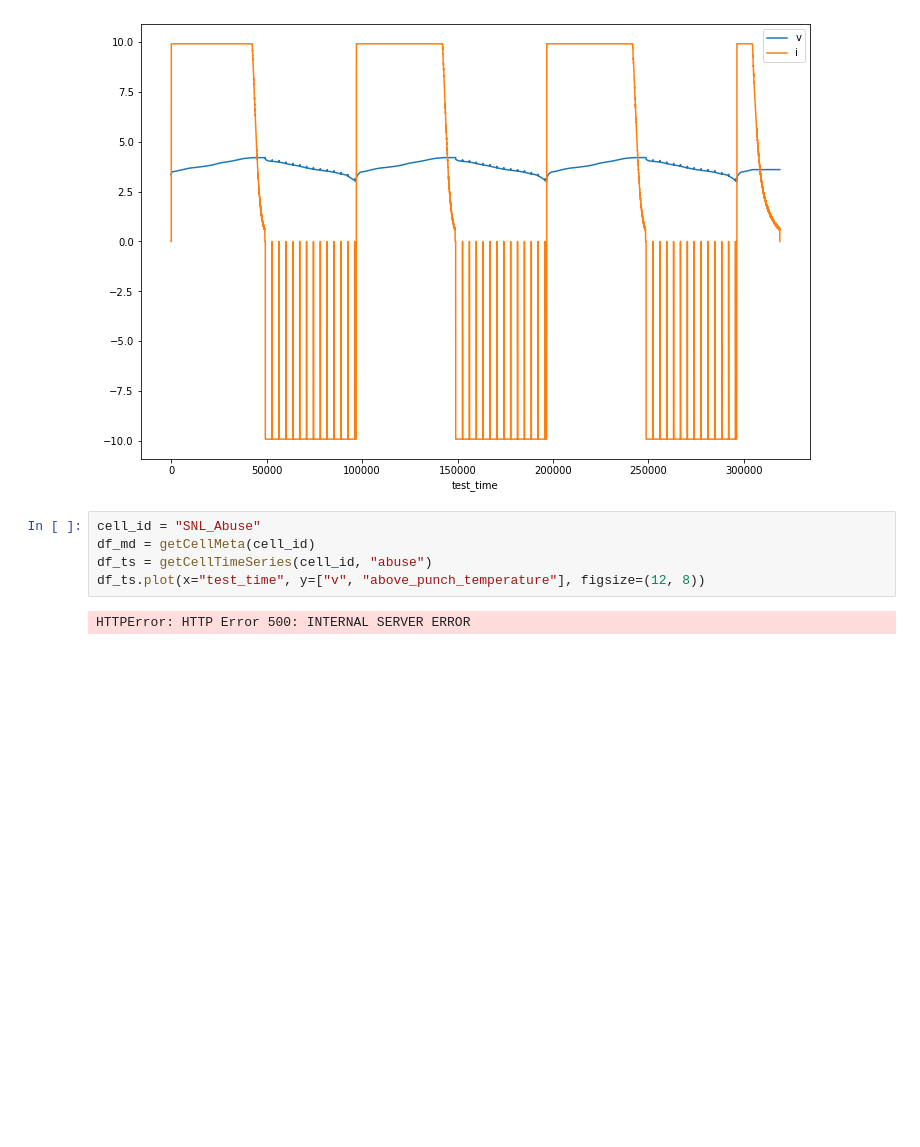
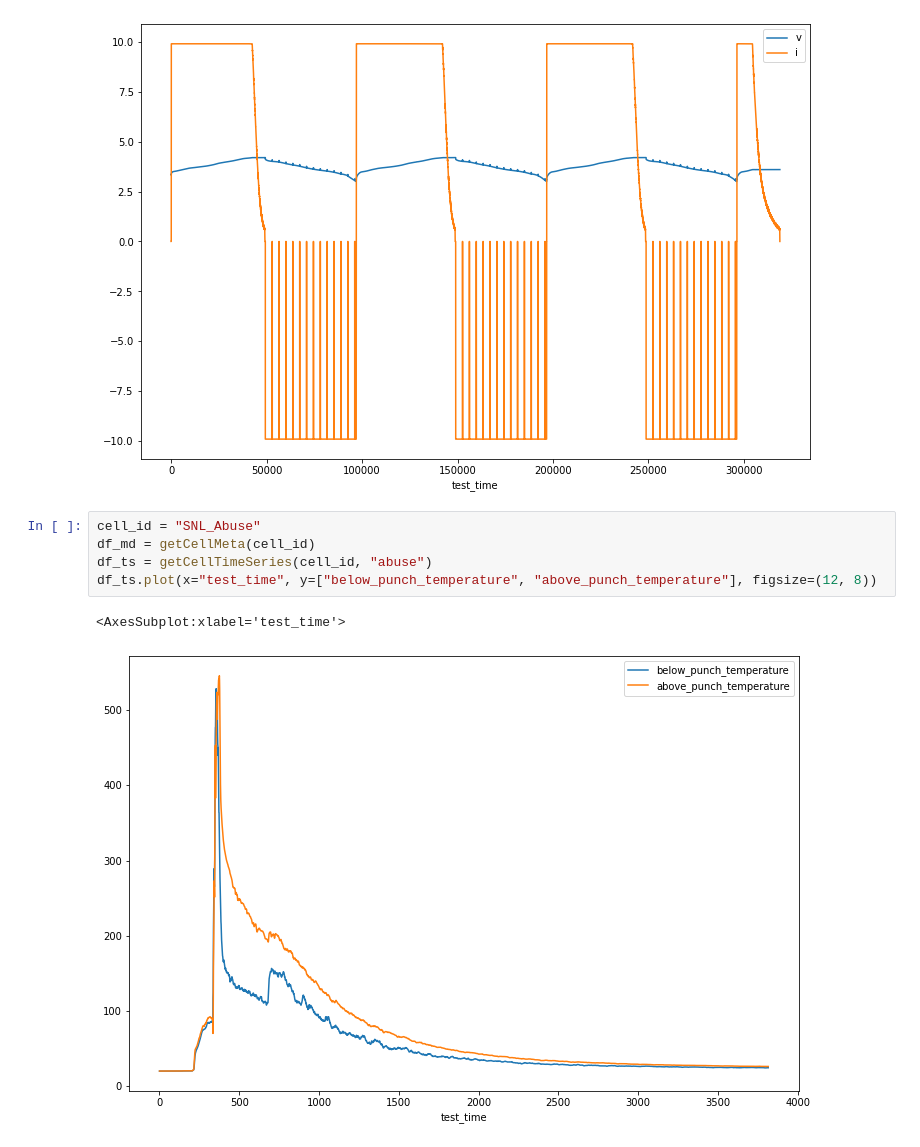
Before and after one commit to battery-lcf/batteryarchive-agent, a Jupyter notebook: scripts/notebooks/Get_cell_data.ipynb, the cells around one changed output. Cells and saved outputs as stored; diff of their text form; blank space fills up the shorter version.

```diff
--- a/scripts/notebooks/Get_cell_data.ipynb
+++ b/scripts/notebooks/Get_cell_data.ipynb
@@ -32,7 +32,8 @@ df_ts.plot(x="test_time", y=["v", "i"], figsize=(12, 8))
 # %%
 cell_id = "SNL_Abuse"
 df_md = getCellMeta(cell_id)
 df_ts = getCellTimeSeries(cell_id, "abuse")
-df_ts.plot(x="test_time", y=["v", "above_punch_temperature"], figsize=(12, 8))
+df_ts.plot(x="test_time", y=["below_punch_temperature", "above_punch_temperature"], figsize=(12, 8))
 # %% [output]
-HTTPError: HTTP Error 500: INTERNAL SERVER ERROR
+<AxesSubplot:xlabel='test_time'>
+[figure, added]
```
Also changed, not shown: parts of 1 cell of this notebook, 1 other file.
